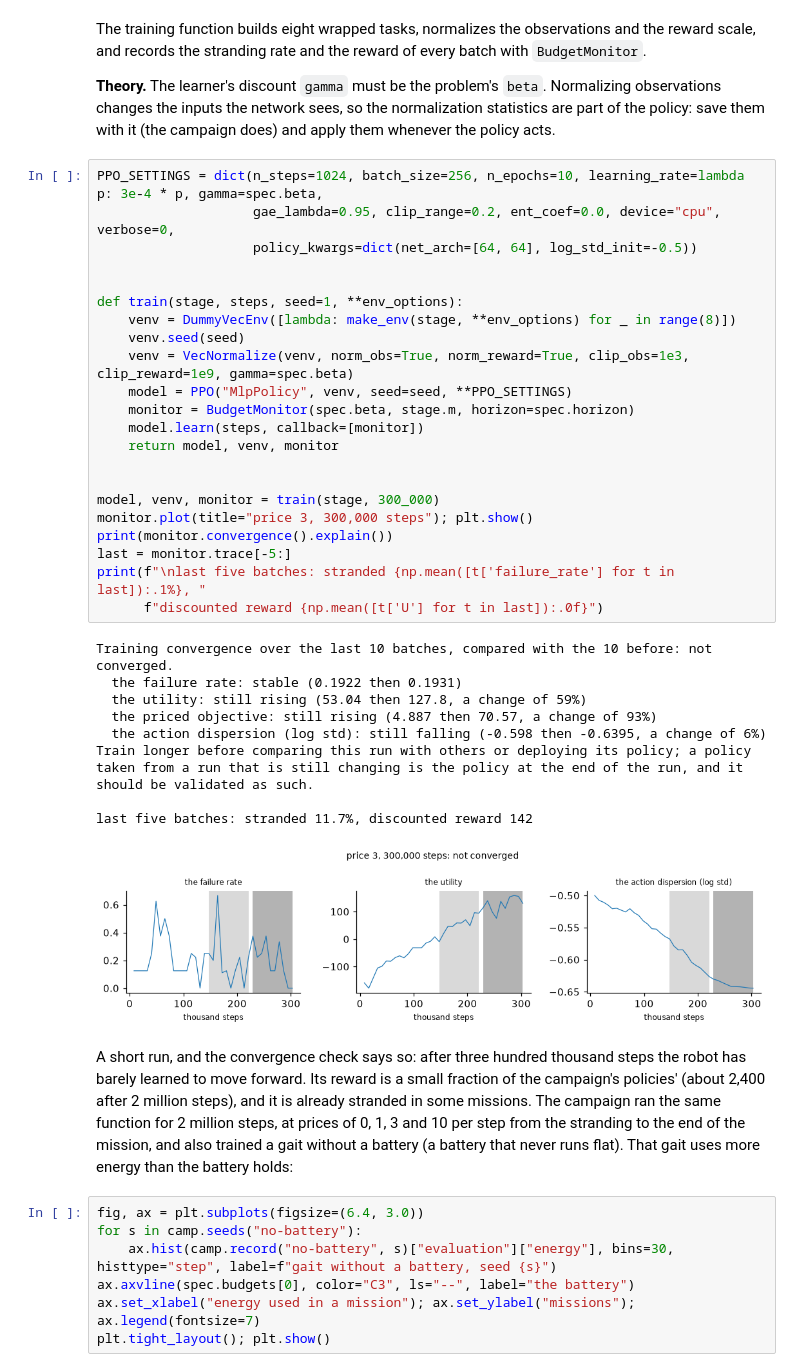
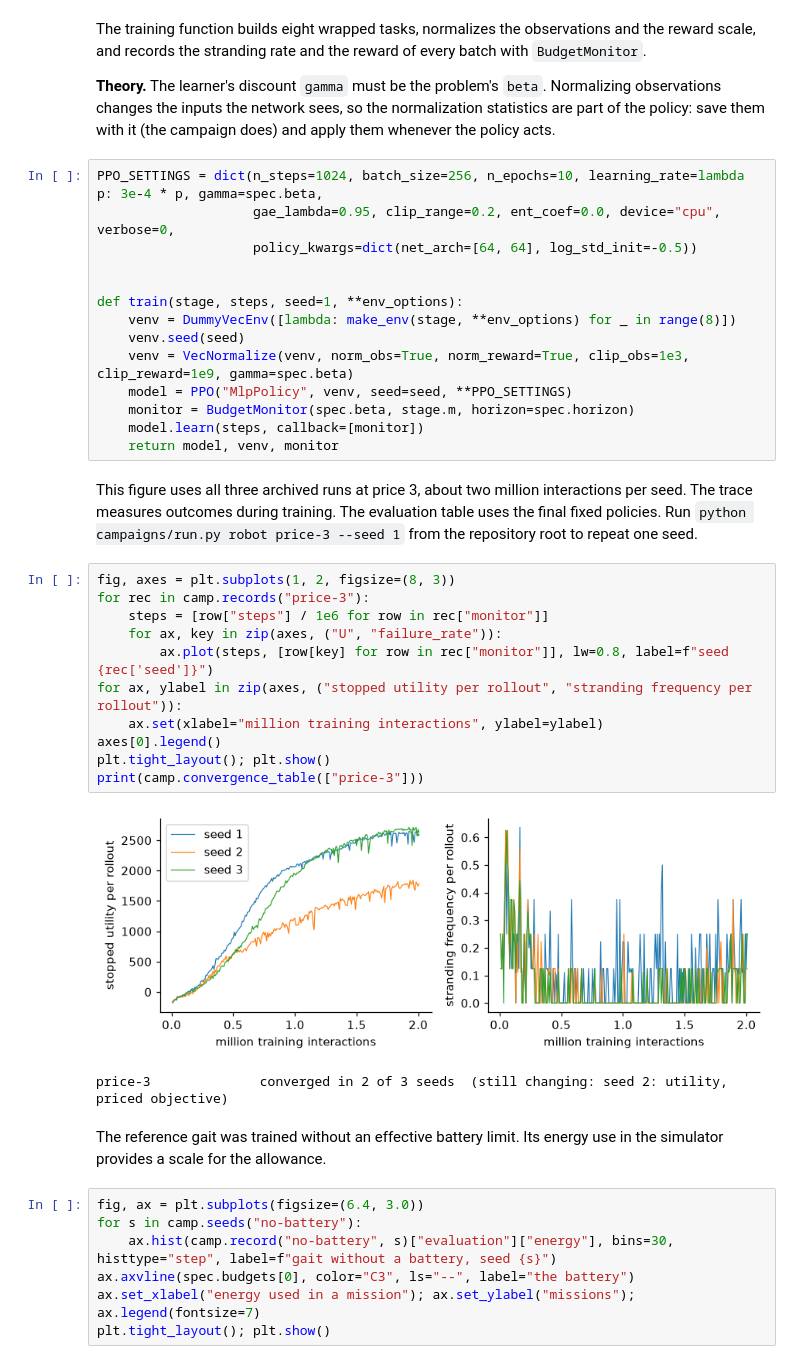
Before and after one commit to pma-papers/barrierpg, a Jupyter notebook: notebooks/03_robot_battery.ipynb, the cells around one changed output. Saved outputs shown, nothing was run; the diff lists cells and outputs as text.

```diff
--- a/notebooks/03_robot_battery.ipynb
+++ b/notebooks/03_robot_battery.ipynb
@@ -162,30 +162,27 @@ def train(stage, steps, seed=1, **env_options):
     monitor = BudgetMonitor(spec.beta, stage.m, horizon=spec.horizon)
     model.learn(steps, callback=[monitor])
     return model, venv, monitor
-
-
-model, venv, monitor = train(stage, 300_000)
-monitor.plot(title="price 3, 300,000 steps"); plt.show()
-print(monitor.convergence().explain())
-last = monitor.trace[-5:]
-print(f"\nlast five batches: stranded {np.mean([t['failure_rate'] for t in last]):.1%}, "
-      f"discounted reward {np.mean([t['U'] for t in last]):.0f}")
-# %% [output]
-Training convergence over the last 10 batches, compared with the 10 before: not converged.
-  the failure rate: stable (0.1922 then 0.1931)
-  the utility: still rising (53.04 then 127.8, a change of 59%)
-  the priced objective: still rising (4.887 then 70.57, a change of 93%)
-  the action dispersion (log std): still falling (-0.598 then -0.6395, a change of 6%)
-Train longer before comparing this run with others or deploying its policy; a policy taken from a run that is still changing is the policy at the end of the run, and it should be validated as such.
-
-last five batches: stranded 11.7%, discounted reward 142
-[figure, removed]
-# %% [markdown]
-A short run, and the convergence check says so: after three hundred thousand steps the robot has barely learned to
-move forward. Its reward is a small fraction of the campaign's policies' (about 2,400 after 2 million
-steps), and it is already stranded in some missions. The campaign ran the same function for 2
-million steps, at prices of 0, 1, 3 and 10 per step from the stranding to the end of the mission, and also trained a
-gait without a battery (a battery that never runs flat). That gait uses more energy than the battery holds:
+# %% [markdown]
+This figure uses all three archived runs at price 3, about two million interactions per seed. The trace
+measures outcomes during training. The evaluation table uses the final fixed policies. Run
+`python campaigns/run.py robot price-3 --seed 1` from the repository root to repeat one seed.
+# %%
+fig, axes = plt.subplots(1, 2, figsize=(8, 3))
+for rec in camp.records("price-3"):
+    steps = [row["steps"] / 1e6 for row in rec["monitor"]]
+    for ax, key in zip(axes, ("U", "failure_rate")):
+        ax.plot(steps, [row[key] for row in rec["monitor"]], lw=0.8, label=f"seed {rec['seed']}")
+for ax, ylabel in zip(axes, ("stopped utility per rollout", "stranding frequency per rollout")):
+    ax.set(xlabel="million training interactions", ylabel=ylabel)
+axes[0].legend()
+plt.tight_layout(); plt.show()
+print(camp.convergence_table(["price-3"]))
+# %% [output]
+[figure, added]
+price-3              converged in 2 of 3 seeds  (still changing: seed 2: utility, priced objective)
+# %% [markdown]
+The reference gait was trained without an effective battery limit. Its energy use in the simulator provides
+a scale for the allowance.
 # %%
 fig, ax = plt.subplots(figsize=(6.4, 3.0))
 for s in camp.seeds("no-battery"):
```
Also changed, not shown: parts of 2 cells of this notebook, 7 other files.
